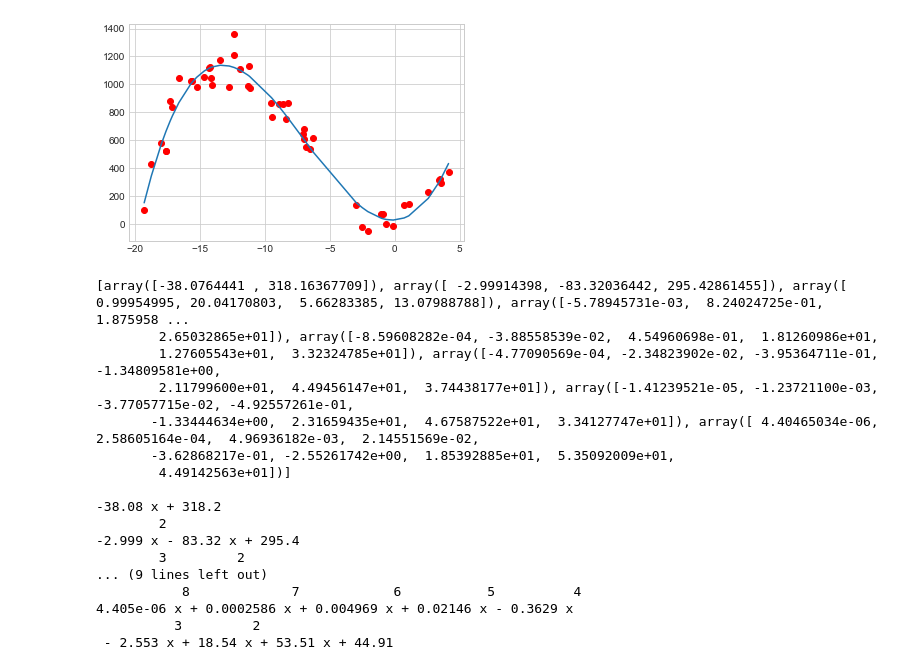
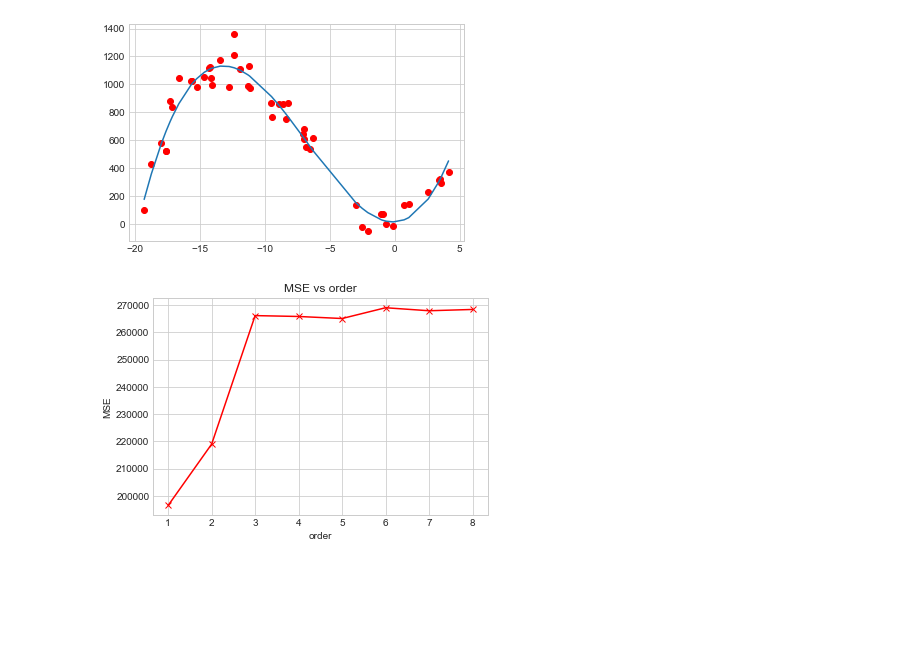
Before and after one commit to chloequinto/Applied-Machine-Learning, a Jupyter notebook: HW1.ipynb, the cells around one changed output. Cells and saved outputs as stored; diff of their text form; code cells hidden in the pictures; blank space fills up the shorter version.

```diff
--- a/HW1.ipynb
+++ b/HW1.ipynb
@@ -28,7 +28,7 @@ Problem 1: Please plot the noisy data and the polynomial you found (in the same
 You can use any value of m selected from 2,3,4,5,6
 """
 # We need to plot the polynomial coefficients
-coeff = np.polyfit(x,y,4) #Least squares polynomial fit
+coeff = np.polyfit(x,y,3) #Least squares polynomial fit
 poly = np.poly1d(coeff)
 
 plt.plot(x,y, 'ro') #plot original points
@@ -44,42 +44,26 @@ plt.show()
 # %%
 """
 Problem 2: Plot MSE versus order m from m = 1,2,3,4,5,6,7,8. Identify the best choice of order m.
 """
 from sklearn.metrics import mean_squared_error
 
 m = [1,2,3,4,5,6,7,8]
-arr = []
-# coeff = np.polyfit(x,y,1)
+arr, MSE = [], []
+
 for i in m:
     coeff = np.polyfit(x,y,i)
     arr.append(coeff)
-print(arr)
+
+sortMe = np.sort(x)
 
 for i in arr:
     poly = np.poly1d(i)
-    print(poly)
-sortMe = np.sort(x)
+    MSE.append(mean_squared_error(y, poly(sortMe)))
 
-MSE = mean_squared_error(y, poly(sortMe))
-
-# print(MSE)
-# plt.plot(MSE, 1, 'ro')
-# plt.show()
+plt.plot(m, MSE, '-x', color="red")
+plt.title("MSE vs order")
+plt.ylabel("MSE")
+plt.xlabel("order")
+plt.show()
 # %% [output]
-[array([-38.0764441 , 318.16367709]), array([ -2.99914398, -83.32036442, 295.42861455]), array([ 0.99954995, 20.04170803,  5.66283385, 13.07988788]), array([-5.78945731e-03,  8.24024725e-01,  1.875958 ...
-        2.65032865e+01]), array([-8.59608282e-04, -3.88558539e-02,  4.54960698e-01,  1.81260986e+01,
-        1.27605543e+01,  3.32324785e+01]), array([-4.77090569e-04, -2.34823902e-02, -3.95364711e-01, -1.34809581e+00,
-        2.11799600e+01,  4.49456147e+01,  3.74438177e+01]), array([-1.41239521e-05, -1.23721100e-03, -3.77057715e-02, -4.92557261e-01,
-       -1.33444634e+00,  2.31659435e+01,  4.67587522e+01,  3.34127747e+01]), array([ 4.40465034e-06,  2.58605164e-04,  4.96936182e-03,  2.14551569e-02,
-       -3.62868217e-01, -2.55261742e+00,  1.85392885e+01,  5.35092009e+01,
-        4.49142563e+01])]
-
--38.08 x + 318.2
-        2
--2.999 x - 83.32 x + 295.4
-        3         2
-... (9 lines left out)
-           8             7            6           5          4
-4.405e-06 x + 0.0002586 x + 0.004969 x + 0.02146 x - 0.3629 x
-          3         2
- - 2.553 x + 18.54 x + 53.51 x + 44.91
+[figure, added]
```
Also changed, not shown: parts of 5 cells of this notebook.
